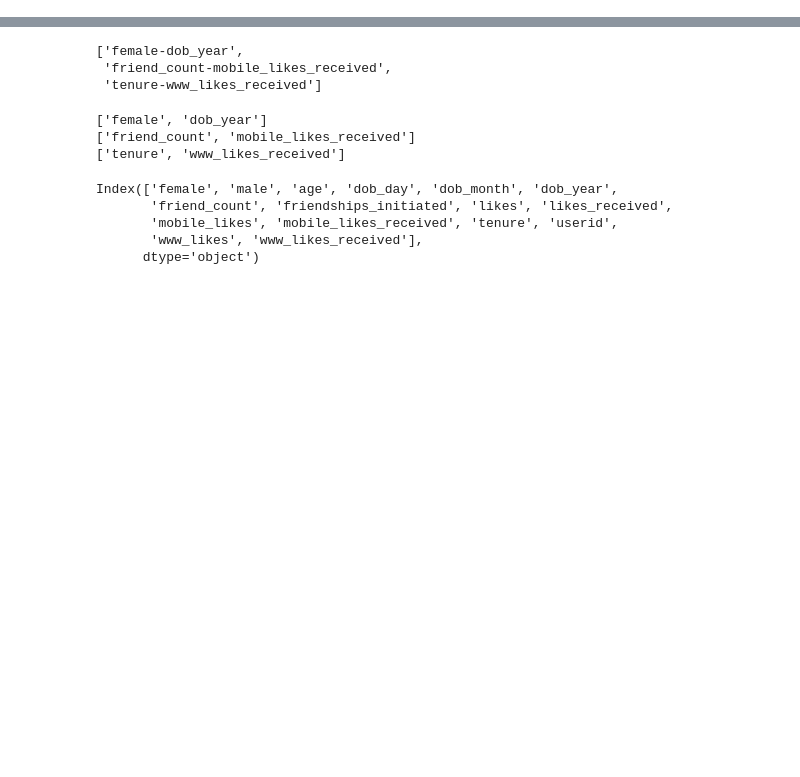
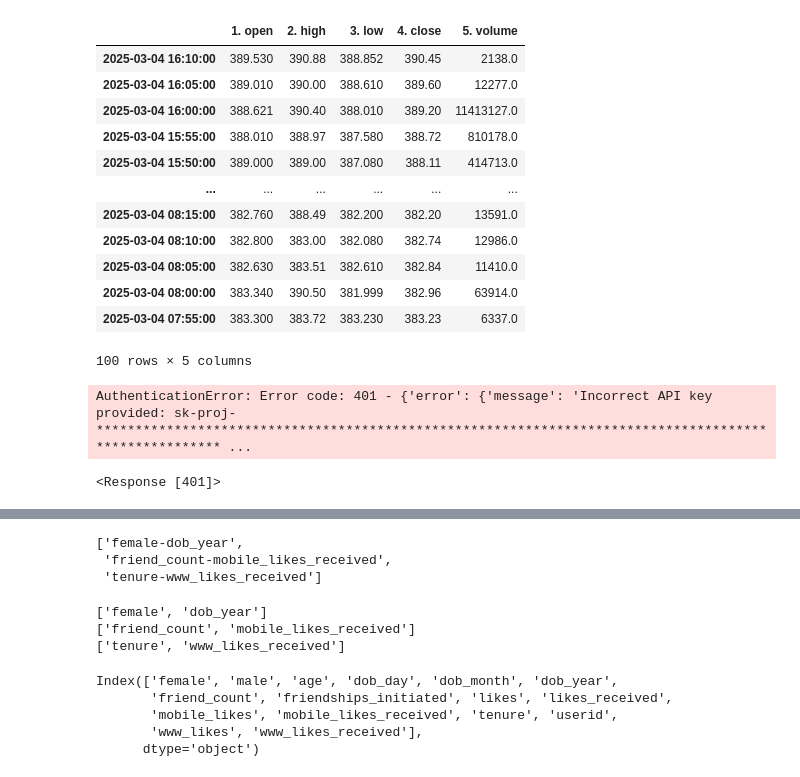
Before and after one commit to shioso20/Data_Project, a Jupyter notebook: Data_Processes/processes.ipynb, the cells around one changed output, grey strips where cells are left out. Saved outputs shown, nothing was run; the diff lists cells and outputs as text; code cells hidden in the pictures; blank space fills up the shorter version.

```diff
--- a/Data_Processes/processes.ipynb
+++ b/Data_Processes/processes.ipynb
@@ -9,0 +81,4 @@ import os
+# %%
+stocks_df = pd.read_json("stocks_data.json")
+
+stocks_df
@@ -9,0 +93,16 @@ import os
+# %%
+stocks_df.transpose()
+# %% [output]
+|  | 1. open | 2. high | 3. low | 4. close | 5. volume |
+| 2025-03-04 16:10:00 | 389.530 | 390.88 | 388.852 | 390.45 | 2138.0 |
+| 2025-03-04 16:05:00 | 389.010 | 390.00 | 388.610 | 389.60 | 12277.0 |
+| 2025-03-04 16:00:00 | 388.621 | 390.40 | 388.010 | 389.20 | 11413127.0 |
+| 2025-03-04 15:55:00 | 388.010 | 388.97 | 387.580 | 388.72 | 810178.0 |
+| 2025-03-04 15:50:00 | 389.000 | 389.00 | 387.080 | 388.11 | 414713.0 |
+| ... | ... | ... | ... | ... | ... |
+| 2025-03-04 08:15:00 | 382.760 | 388.49 | 382.200 | 382.20 | 13591.0 |
+| 2025-03-04 08:10:00 | 382.800 | 383.00 | 382.080 | 382.74 | 12986.0 |
+| 2025-03-04 08:05:00 | 382.630 | 383.51 | 382.610 | 382.84 | 11410.0 |
+| 2025-03-04 08:00:00 | 383.340 | 390.50 | 381.999 | 382.96 | 63914.0 |
+| 2025-03-04 07:55:00 | 383.300 | 383.72 | 383.230 | 383.23 | 6337.0 |
+100 rows × 5 columns
@@ -10,3 +111,32 @@ import os
+# %%
+from openai import OpenAI
+client = OpenAI(api_key=api_key)
+
+completion = client.chat.completions.create(
+  model="gpt-4o-mini",
+  messages=[
+    {"role": "system", "content": "You are a helpful assistant."},
+    {"role": "user", "content": "Hello!"}
+  ]
+)
+
+completion
+# %% [output]
+AuthenticationError: Error code: 401 - {'error': {'message': 'Incorrect API key provided: sk-proj-****************************************************************************************************** ...
+# %%
+url = "https://api.openai.com/v1/chat/completions"
+
+headers = {
+
+    'Authorization':'Bearer '+api_key,
+    'Content-Type': 'ápplication/json'
+}
+
+resp = requests.get(url,headers=headers)
+
+resp
+# %% [output]
+<Response [401]>
 # %%
 path = r'C:\Users\EliteBook 800 G4\Videos\DataProjects\Data_Project\Data'
 
```
Also changed, not shown: parts of 14 cells of this notebook, 4 other files.
